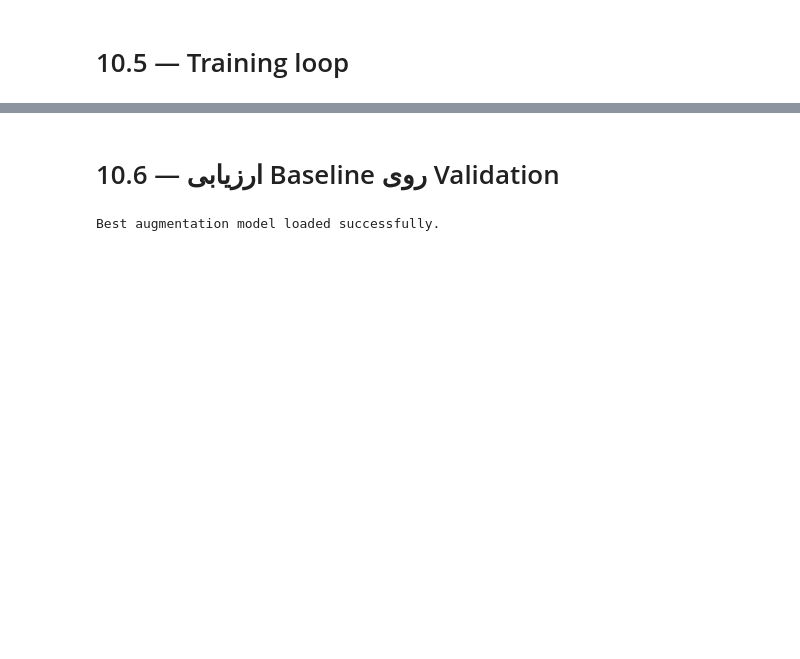
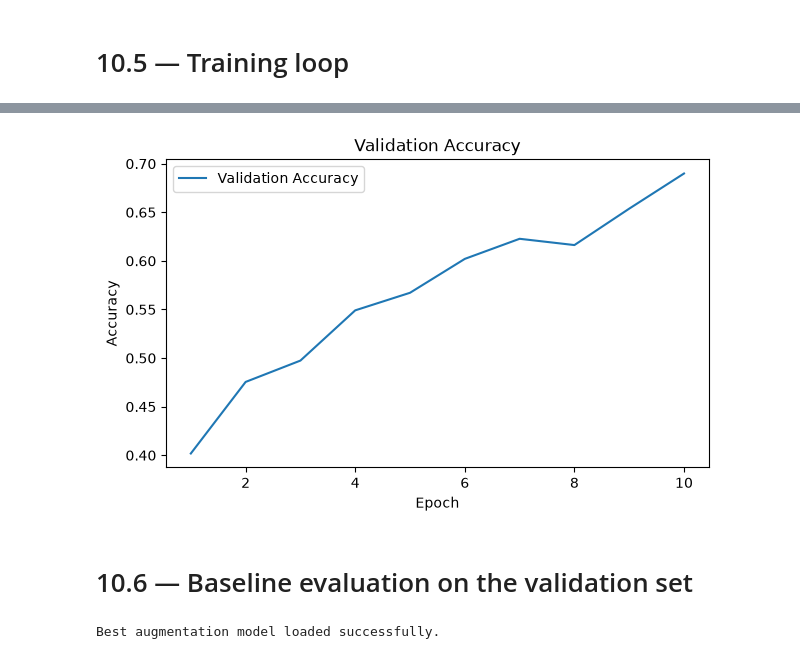
Before and after one commit to masoud-zoghian/Traffic_Vehicle_Classification, a Jupyter notebook: project2/07_augmentation/augmentation.ipynb, the cells around one changed output, grey strips where cells are left out. Drawn from its saved outputs; the diff is of its cells as text; code cells hidden in the pictures; blank space fills up the shorter version.

```diff
--- a/project2/07_augmentation/augmentation.ipynb
+++ b/project2/07_augmentation/augmentation.ipynb
@@ -251,5 +284,17 @@ Best Validation Accuracy: 0.7971576227390181
+# %%
+plt.figure(figsize=(7, 4))
+plt.plot(epochs, val_accuracies_aug, label="Validation Accuracy")
+
+plt.xlabel("Epoch")
+plt.ylabel("Accuracy")
+plt.title("Validation Accuracy")
+
+plt.legend()
+plt.show()
+# %% [output]
+[figure, added]
 # %% [markdown]
-# 10.6 — ارزیابی Baseline روی Validation
+# 10.6 — Baseline evaluation on the validation set
 # %%
 best_model_path = "best_augmentation_cnn.pth"
 model_aug.load_state_dict(
```
Also changed, not shown: parts of 7 cells of this notebook, 1 other file.
